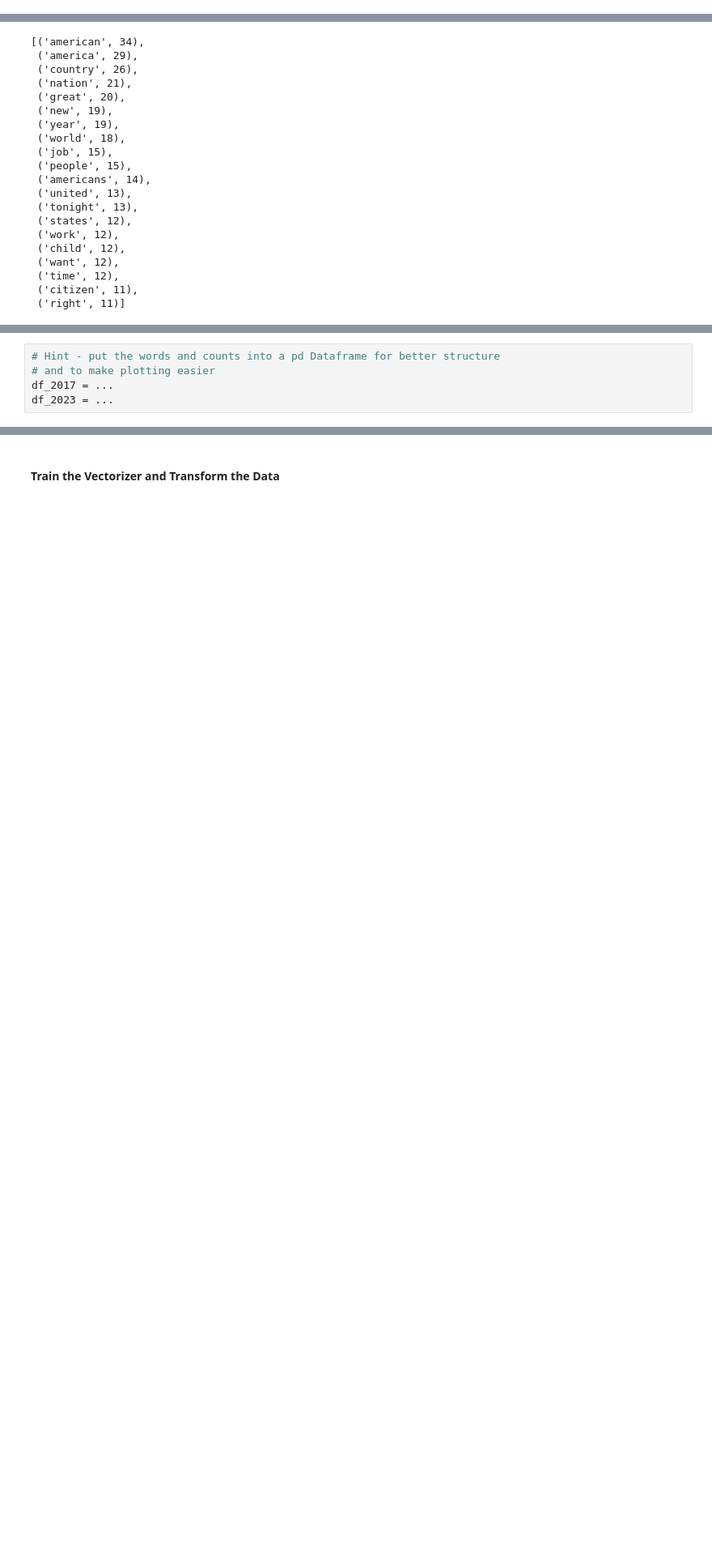
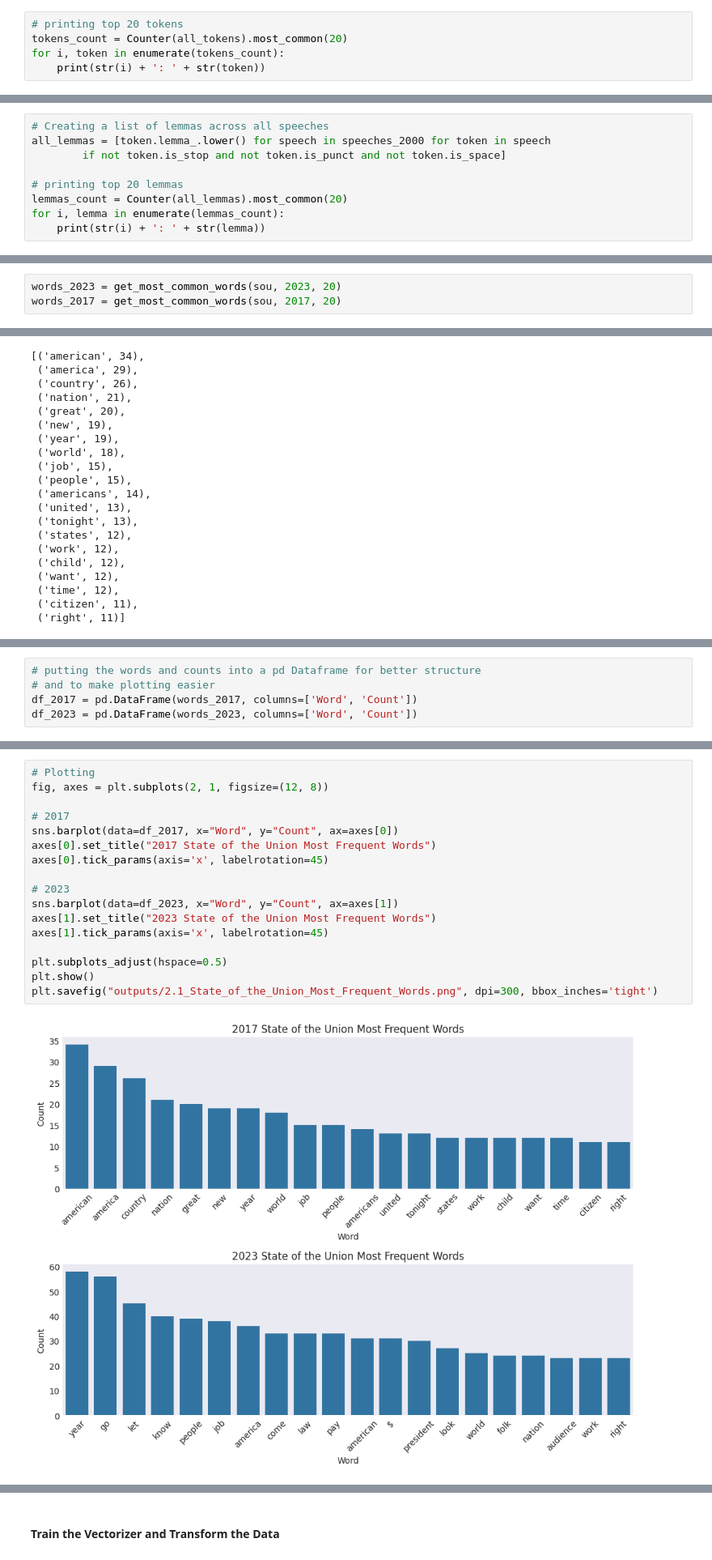
Before and after one commit to UCB-stat-159-f25/proj02-group21, a Jupyter notebook: nlp-P02.ipynb, the cells around one changed output, grey strips where cells are left out. Shown at 81% size. Drawn from its saved outputs; the diff is of its cells as text; blank space fills up the shorter version.

```diff
--- a/nlp-P02.ipynb
+++ b/nlp-P02.ipynb
@@ -255,0 +39,5 @@ words_2017 = ...
+# %%
+# printing top 20 tokens
+tokens_count = Counter(all_tokens).most_common(20)
+for i, token in enumerate(tokens_count):
+    print(str(i) + ': ' + str(token))
@@ -255,0 +67,9 @@ words_2017 = ...
+# %%
+# Creating a list of lemmas across all speeches
+all_lemmas = [token.lemma_.lower() for speech in speeches_2000 for token in speech
+        if not token.is_stop and not token.is_punct and not token.is_space]
+
+# printing top 20 lemmas
+lemmas_count = Counter(all_lemmas).most_common(20)
+for i, lemma in enumerate(lemmas_count):
+    print(str(i) + ': ' + str(lemma))
@@ -256,3 +147,6 @@ words_2017 = ...
+# %%
+words_2023 = get_most_common_words(sou, 2023, 20)
+words_2017 = get_most_common_words(sou, 2017, 20)
 # %%
 words_2023
 # %% [output]
@@ -302,5 +200,5 @@ words_2017
 # %%
-# Hint - put the words and counts into a pd Dataframe for better structure
+# putting the words and counts into a pd Dataframe for better structure
 # and to make plotting easier
-df_2017 = ...
-df_2023 = ...
+df_2017 = pd.DataFrame(words_2017, columns=['Word', 'Count'])
+df_2023 = pd.DataFrame(words_2023, columns=['Word', 'Count'])
@@ -316,0 +205,19 @@ Here we will fit a TF-IDF vectorizer, plot all the speeches on a 2-D grid using
+# %%
+# Plotting
+fig, axes = plt.subplots(2, 1, figsize=(12, 8))
+
+# 2017
+sns.barplot(data=df_2017, x="Word", y="Count", ax=axes[0])
+axes[0].set_title("2017 State of the Union Most Frequent Words")
+axes[0].tick_params(axis='x', labelrotation=45)
+
+# 2023
+sns.barplot(data=df_2023, x="Word", y="Count", ax=axes[1])
+axes[1].set_title("2023 State of the Union Most Frequent Words")
+axes[1].tick_params(axis='x', labelrotation=45)
+
+plt.subplots_adjust(hspace=0.5)
+plt.show()
+plt.savefig("outputs/2.1_State_of_the_Union_Most_Frequent_Words.png", dpi=300, bbox_inches='tight')
+# %% [output]
+[figure, added]
```
Also changed, not shown: parts of 91 cells of this notebook.
